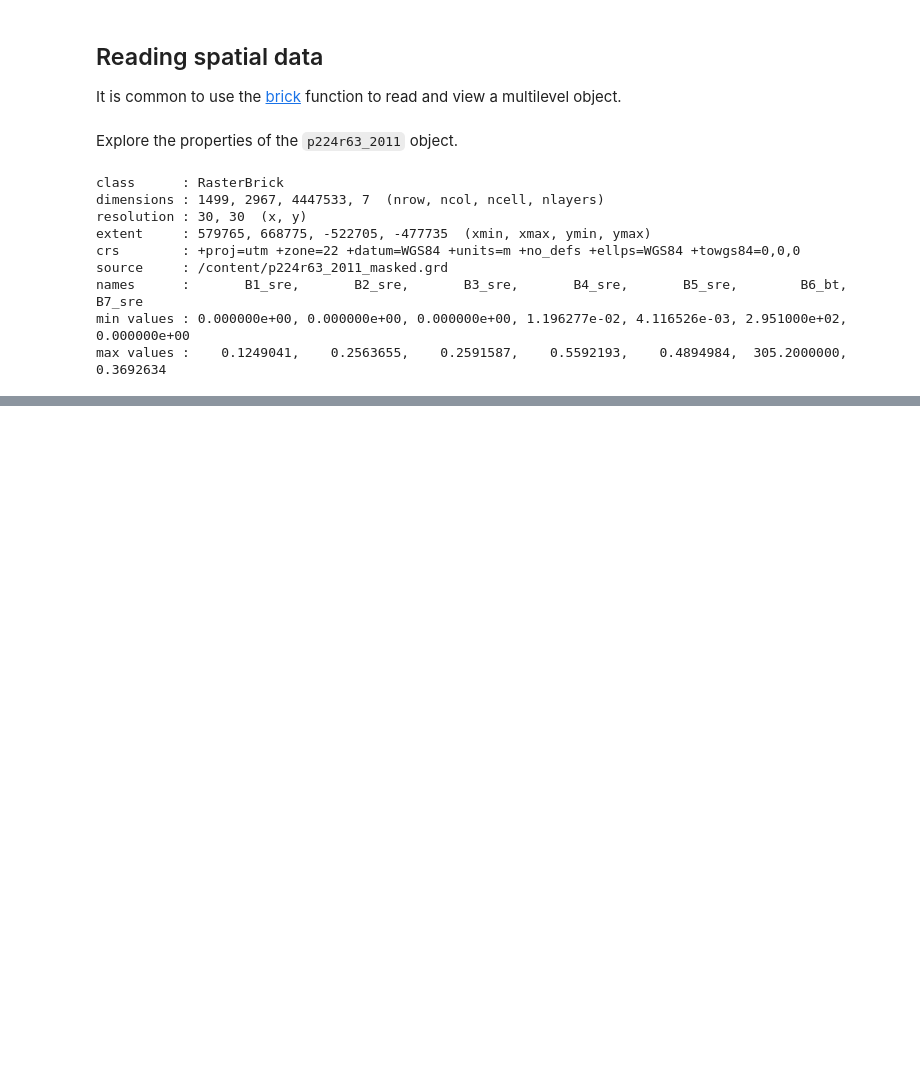
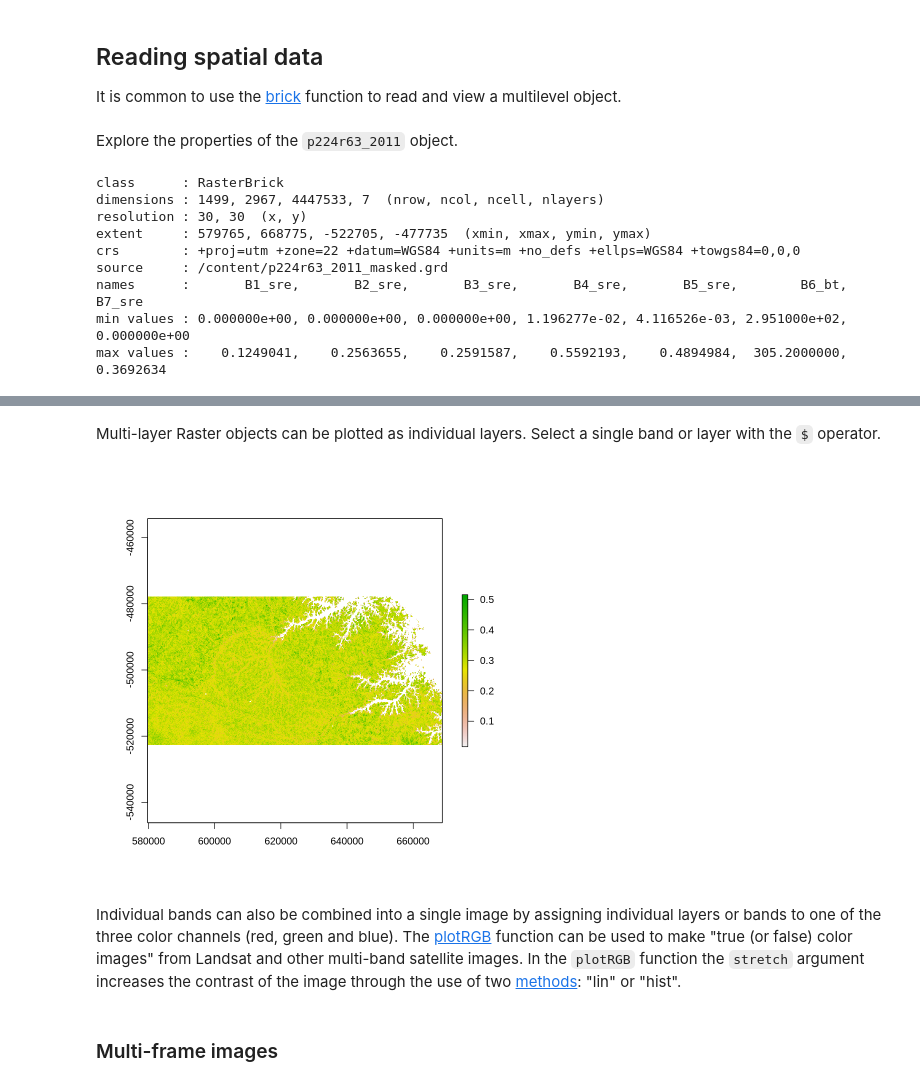
Before and after one commit to biagiominio/Remote_Sensing_2021, a Jupyter notebook: R_code_remote_sensing_first.ipynb, the cells around one changed output, grey strips where cells are left out. Saved outputs shown, nothing was run; the diff lists cells and outputs as text; code cells hidden in the pictures; blank space fills up the shorter version.

```diff
--- a/R_code_remote_sensing_first.ipynb
+++ b/R_code_remote_sensing_first.ipynb
@@ -79,2 +72,6 @@ plot(p224r63_2011$B1_sre, col=cls)
+# %% [markdown]
+Multi-layer Raster objects can be plotted as individual layers. Select a single band or layer with the `$` operator.
 # %%
-plot(p224r63_2011$B1_sre)
+plot(p224r63_2011$B4_sre)
+# %% [output]
+[figure, added]
@@ -82,0 +78,4 @@ plot(p224r63_2011$B2_sre)
+# %% [markdown]
+Individual bands can also be combined into a single image by assigning individual layers or bands to one of the three color channels (red, green and blue).
+The [plotRGB](https://www.rdocumentation.org/packages/raster/versions/3.4-5/topics/plotRGB) function can be used to make "true (or false) color images" from Landsat and other multi-band satellite images.
+In the `plotRGB` function the `stretch` argument increases the contrast of the image through the use of two [methods](http://spatial-analyst.net/ILWIS/htm/ilwisapp/stretch_functionality.htm): "lin" or "hist".
@@ -83,3 +88,5 @@ plot(p224r63_2011$B2_sre)
+# %% [markdown]
+### Multi-frame images
 # %%
 # 1 row, 2 columns
 par(mfrow=c(1,2))
```
Also changed, not shown: parts of 12 cells of this notebook.
